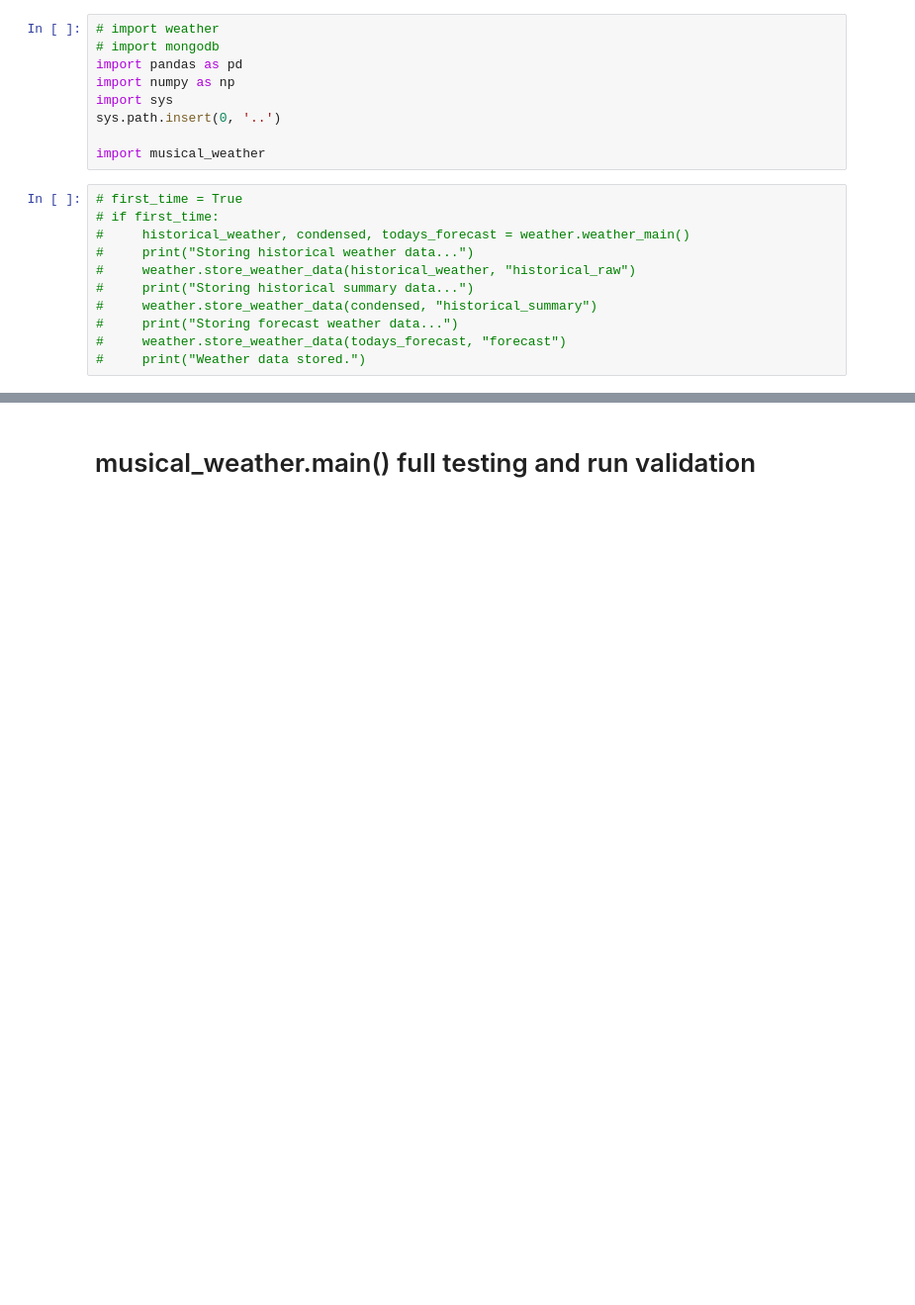
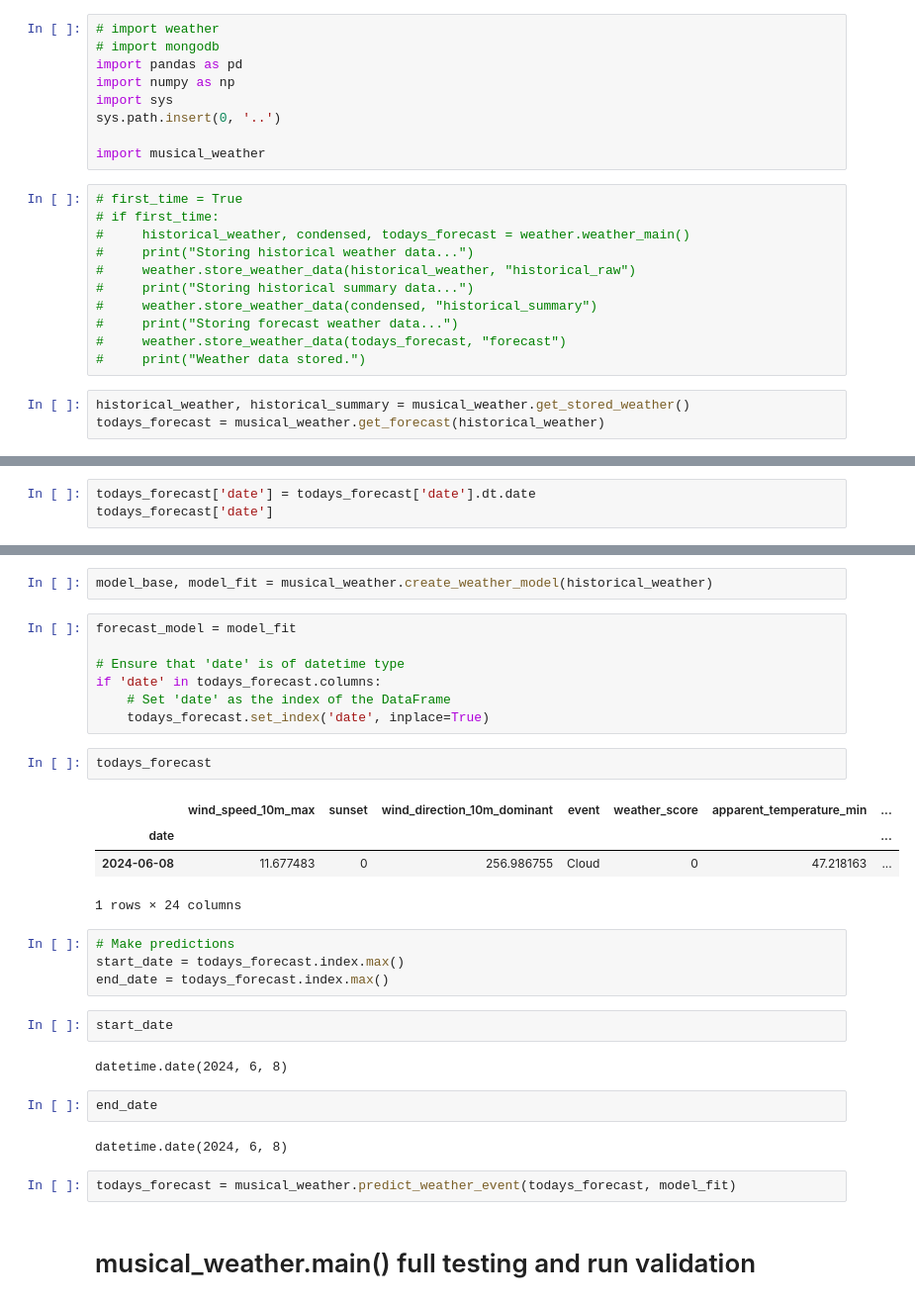
Before and after one commit to mattgraham93/Musical-Weather, a Jupyter notebook: musical_weather_app/files/testing.ipynb, the cells around one changed output, grey strips where cells are left out. Shown at 99% size. Cells and saved outputs as stored; diff of their text form; blank space fills up the shorter version.

```diff
--- a/musical_weather_app/files/testing.ipynb
+++ b/musical_weather_app/files/testing.ipynb
@@ -18,3 +18,6 @@ import musical_weather
 #     print("Storing forecast weather data...")
 #     weather.store_weather_data(todays_forecast, "forecast")
 #     print("Weather data stored.")
+# %%
+historical_weather, historical_summary = musical_weather.get_stored_weather()
+todays_forecast = musical_weather.get_forecast(historical_weather)
@@ -20,0 +29,3 @@ import musical_weather
+# %%
+todays_forecast['date'] = todays_forecast['date'].dt.date
+todays_forecast['date']
@@ -21,3 +50,33 @@ import musical_weather
+# %%
+model_base, model_fit = musical_weather.create_weather_model(historical_weather)
+# %%
+forecast_model = model_fit
+
+# Ensure that 'date' is of datetime type
+if 'date' in todays_forecast.columns:
+    # Set 'date' as the index of the DataFrame
+    todays_forecast.set_index('date', inplace=True)
+# %%
+todays_forecast
+# %% [output]
+|  | wind_speed_10m_max | sunset | wind_direction_10m_dominant | event | weather_score | apparent_temperature_min | ... |
+| date |  |  |  |  |  |  | ... |
+| 2024-06-08 | 11.677483 | 0 | 256.986755 | Cloud | 0 | 47.218163 | ... |
+1 rows × 24 columns
+# %%
+# Make predictions
+start_date = todays_forecast.index.max()
+end_date = todays_forecast.index.max()
+# %%
+start_date
+# %% [output]
+datetime.date(2024, 6, 8)
+# %%
+end_date
+# %% [output]
+datetime.date(2024, 6, 8)
+# %%
+todays_forecast = musical_weather.predict_weather_event(todays_forecast, model_fit)
 # %% [markdown]
 # musical_weather.main() full testing and run validation
 # %%
```
Also changed, not shown: parts of 3 cells of this notebook, 9 other files.
